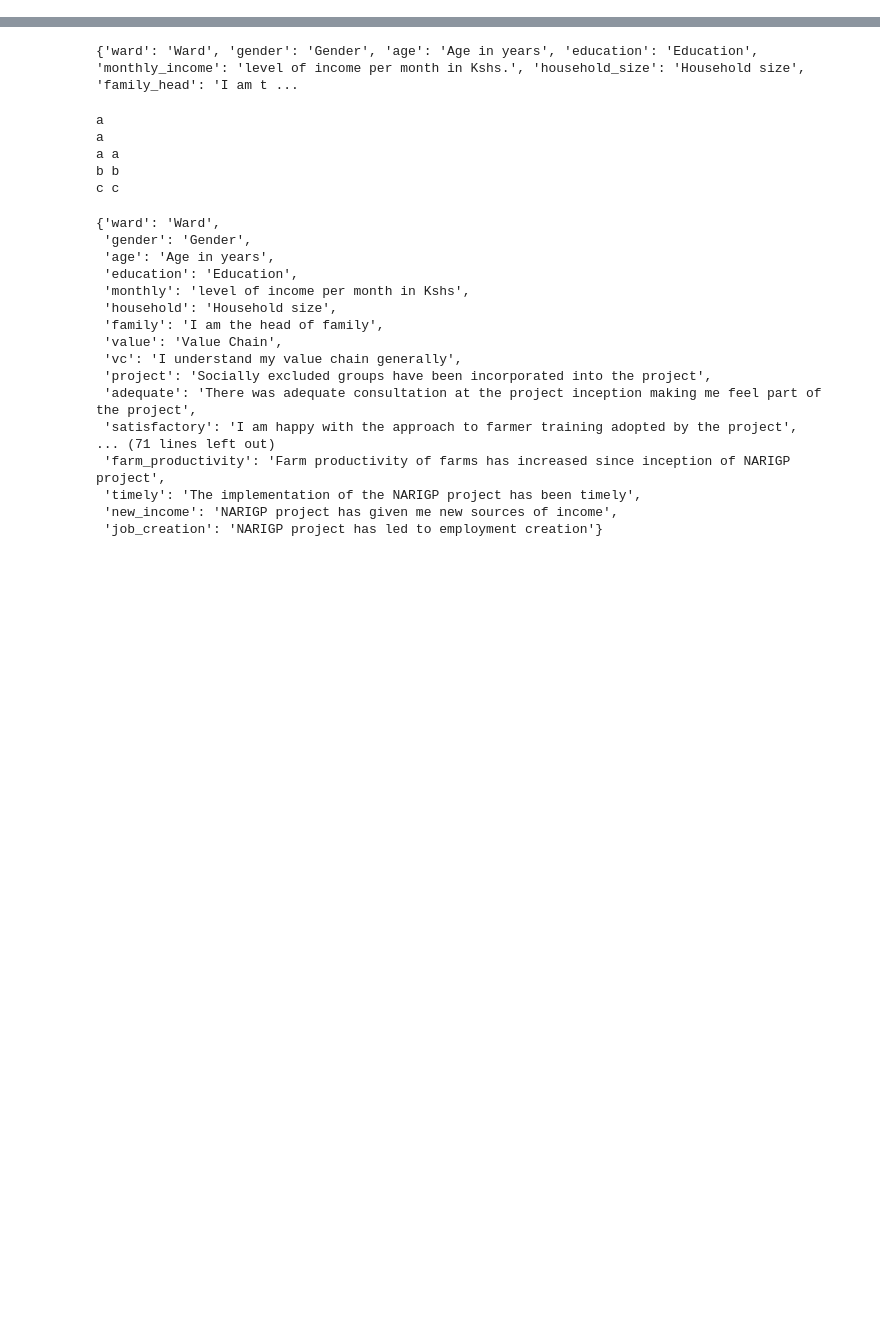
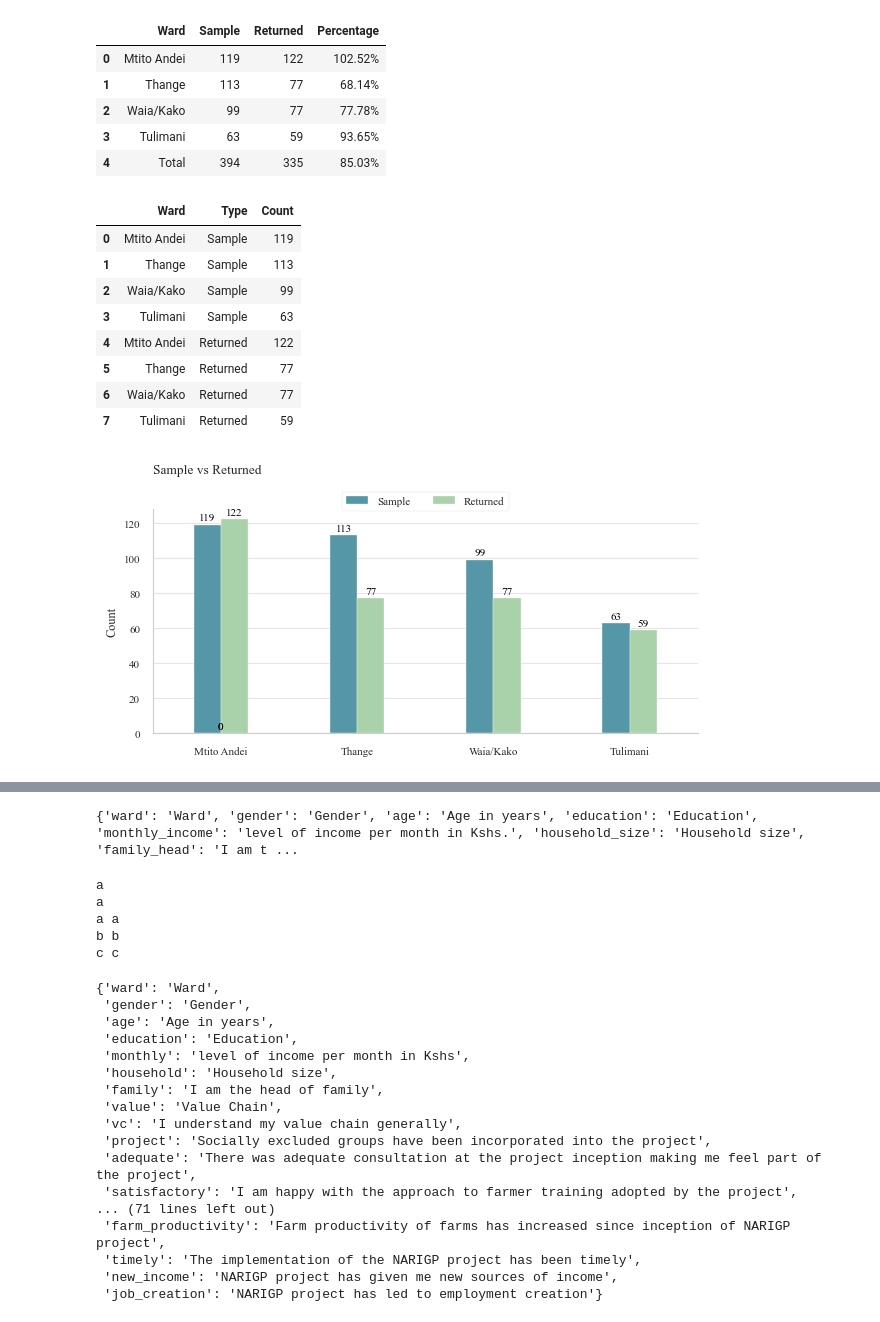
Before and after one commit to StephKisee/narigp-farmer-impact-study, a Jupyter notebook: notebook.ipynb, the cells around one changed output, grey strips where cells are left out. Saved outputs shown, nothing was run; the diff lists cells and outputs as text; code cells hidden in the pictures; blank space fills up the shorter version.

```diff
--- a/notebook.ipynb
+++ b/notebook.ipynb
@@ -3,0 +227,52 @@ from src import *
+# %%
+# Value count ward
+ward_counts = pd.DataFrame({'Ward': ['Mtito Andei', 'Thange', 'Waia/Kako', 'Tulimani'],
+                            'Sample': [119, 113, 99, 63]})
+ward_counts['Returned'] = narig_dfs['survey_df'].ward.value_counts().values
+ward_counts.set_index('Ward', inplace=True)
+ward_counts.loc['Total'] = ward_counts.sum()
+
+ward_counts['Percentage'] = ward_counts['Returned'] / ward_counts['Sample'] * 100
+ward_counts['Percentage'] = ward_counts['Percentage'].round(2)
+ward_counts['Percentage'] = ward_counts['Percentage'].astype(str) + '%'
+# Add total row
+
+ward_counts.reset_index(inplace=True)
+display(ward_counts)
+
+# Melt the dataframe
+ward_counts_melted = pd.melt(ward_counts.drop(4, axis=0), id_vars='Ward', value_vars=['Sample', 'Returned'], var_name='Type', value_name='Count')
+display(ward_counts_melted)
+
+# Bar chart comparing Sample vs Returned (staggered)
+fig, ax = plt.subplots(figsize=(6, 3))
+
+sns.barplot(data=ward_counts_melted, x='Ward', y='Count', hue='Type', palette=palette[:2], width=0.4, ax=ax)
+
+for p in ax.patches:
+    ax.annotate(f"{p.get_height():.0f}", (p.get_x() + p.get_width() / 2., p.get_height()), ha='center', va='center', fontsize=8, color='black', xytext=(0, 5), textcoords='offset points')
+
+ax.set_title('Sample vs Returned', y=1.12, loc='left')
+ax.set_xlabel('')
+ax.set_ylabel('Count')
+# ax.set_ylabel('')
+ax.legend(loc='upper center', ncol=2, bbox_to_anchor=(0.5, 1.1))
+sns.despine()
+plt.show()
+# %% [output]
+|  | Ward | Sample | Returned | Percentage |
+| 0 | Mtito Andei | 119 | 122 | 102.52% |
+| 1 | Thange | 113 | 77 | 68.14% |
+| 2 | Waia/Kako | 99 | 77 | 77.78% |
+| 3 | Tulimani | 63 | 59 | 93.65% |
+| 4 | Total | 394 | 335 | 85.03% |
+|  | Ward | Type | Count |
+| 0 | Mtito Andei | Sample | 119 |
+| 1 | Thange | Sample | 113 |
+| 2 | Waia/Kako | Sample | 99 |
+| 3 | Tulimani | Sample | 63 |
+| 4 | Mtito Andei | Returned | 122 |
+| 5 | Thange | Returned | 77 |
+| 6 | Waia/Kako | Returned | 77 |
+| 7 | Tulimani | Returned | 59 |
+[figure, added]
```
Also changed, not shown: parts of 27 cells of this notebook, 3 other files.
